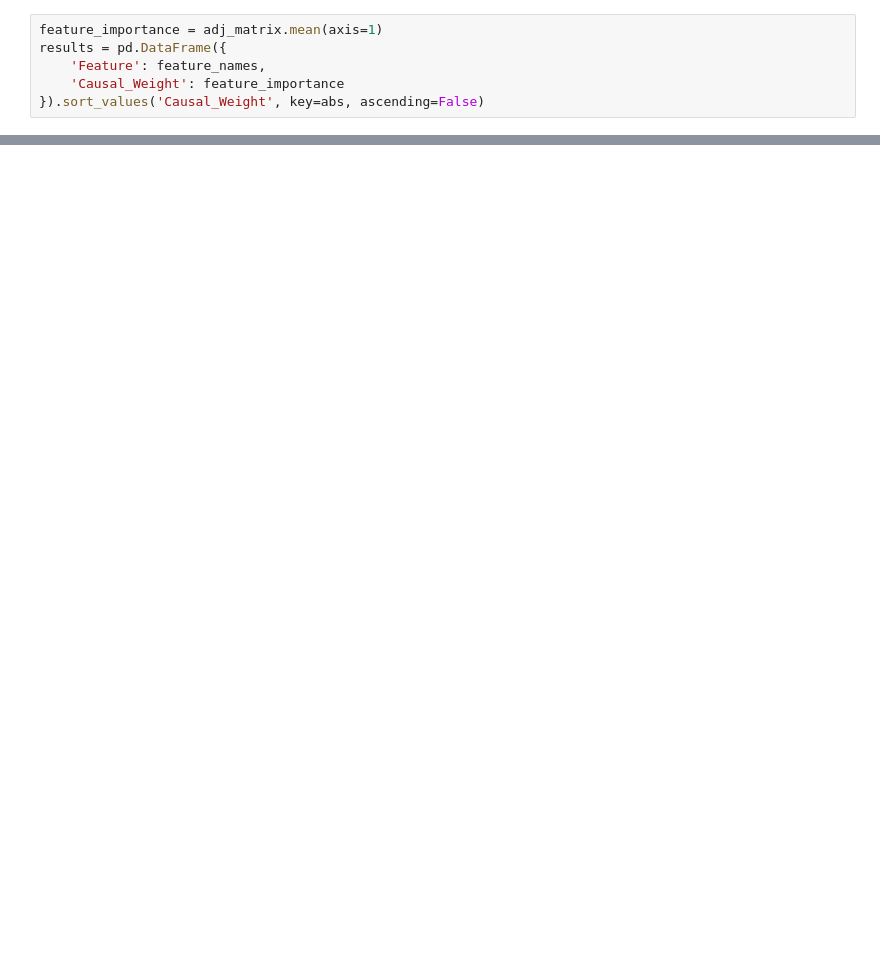
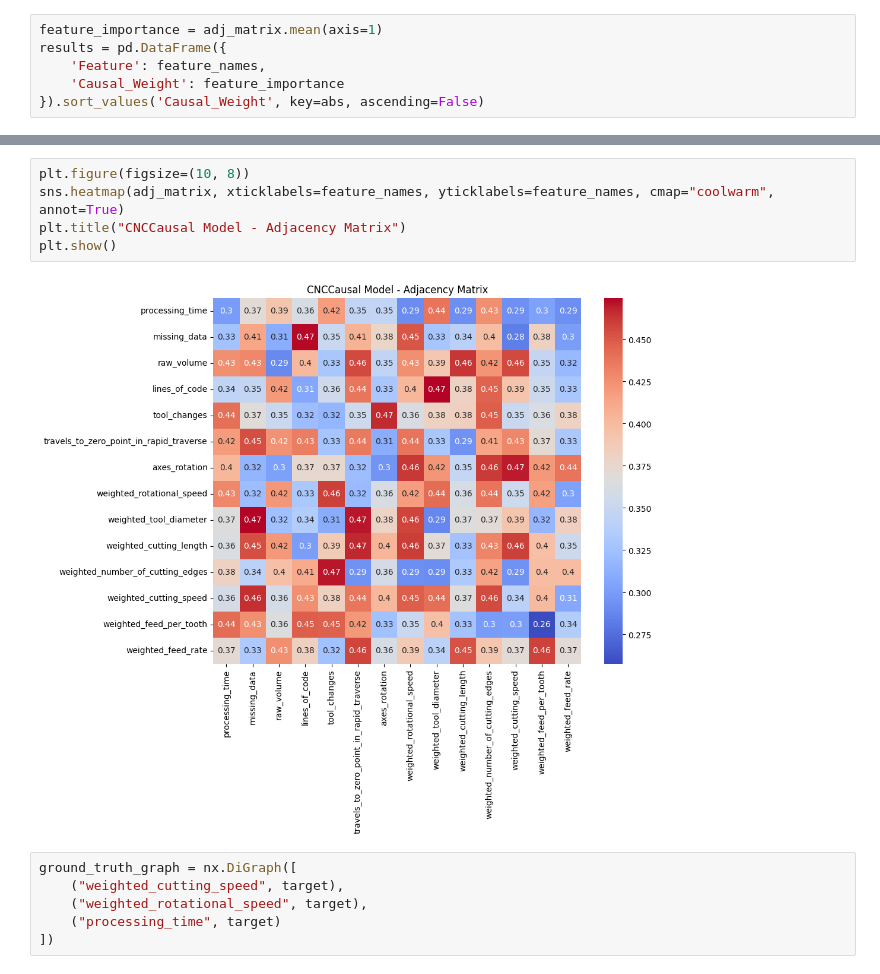
Before and after one commit to Mery101010/Thesis_project, a Jupyter notebook: Thesis/cnn.ipynb, the cells around one changed output, grey strips where cells are left out. Cells and saved outputs as stored; diff of their text form; blank space fills up the shorter version.

```diff
--- a/Thesis/cnn.ipynb
+++ b/Thesis/cnn.ipynb
@@ -161,0 +163,13 @@ plt.show()
+# %%
+plt.figure(figsize=(10, 8))
+sns.heatmap(adj_matrix, xticklabels=feature_names, yticklabels=feature_names, cmap="coolwarm", annot=True)
+plt.title("CNCCausal Model - Adjacency Matrix")
+plt.show()
+# %% [output]
+[figure, added]
+# %%
+ground_truth_graph = nx.DiGraph([
+    ("weighted_cutting_speed", target),
+    ("weighted_rotational_speed", target),
+    ("processing_time", target)
+])
```
Also changed, not shown: parts of 12 cells of this notebook.
